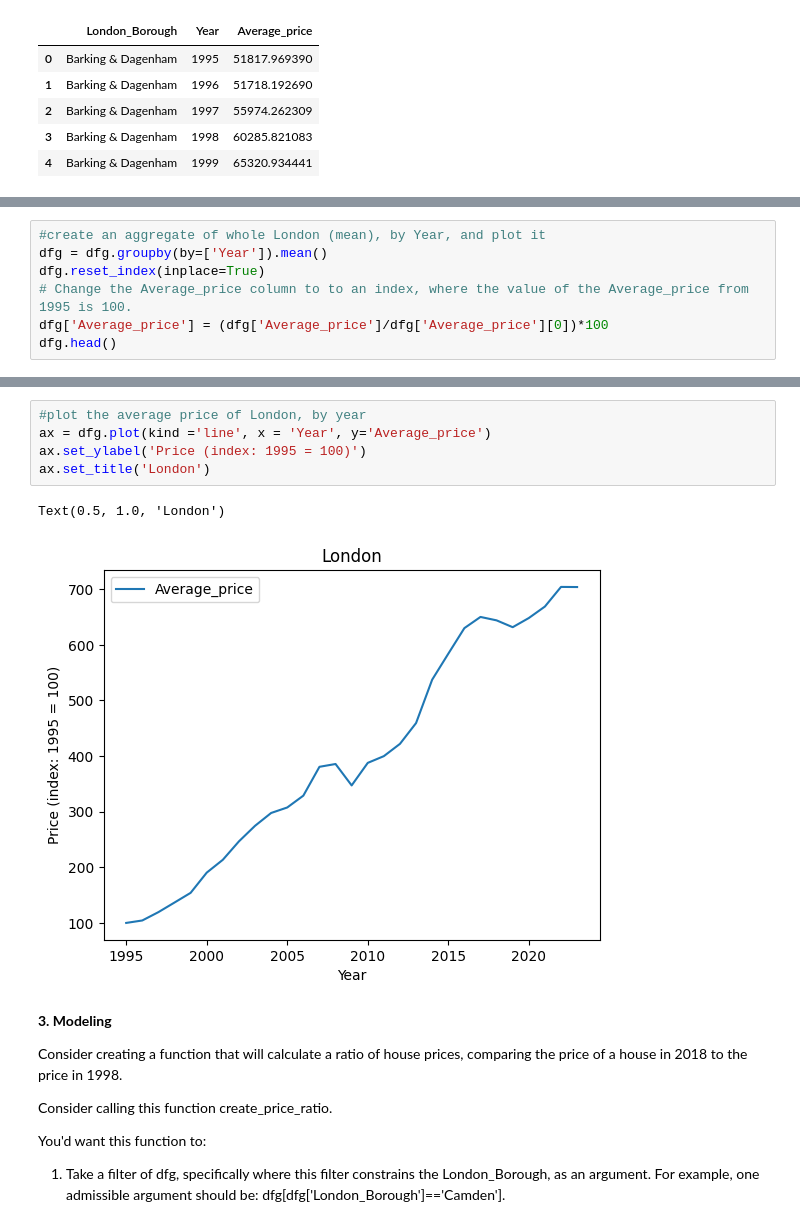
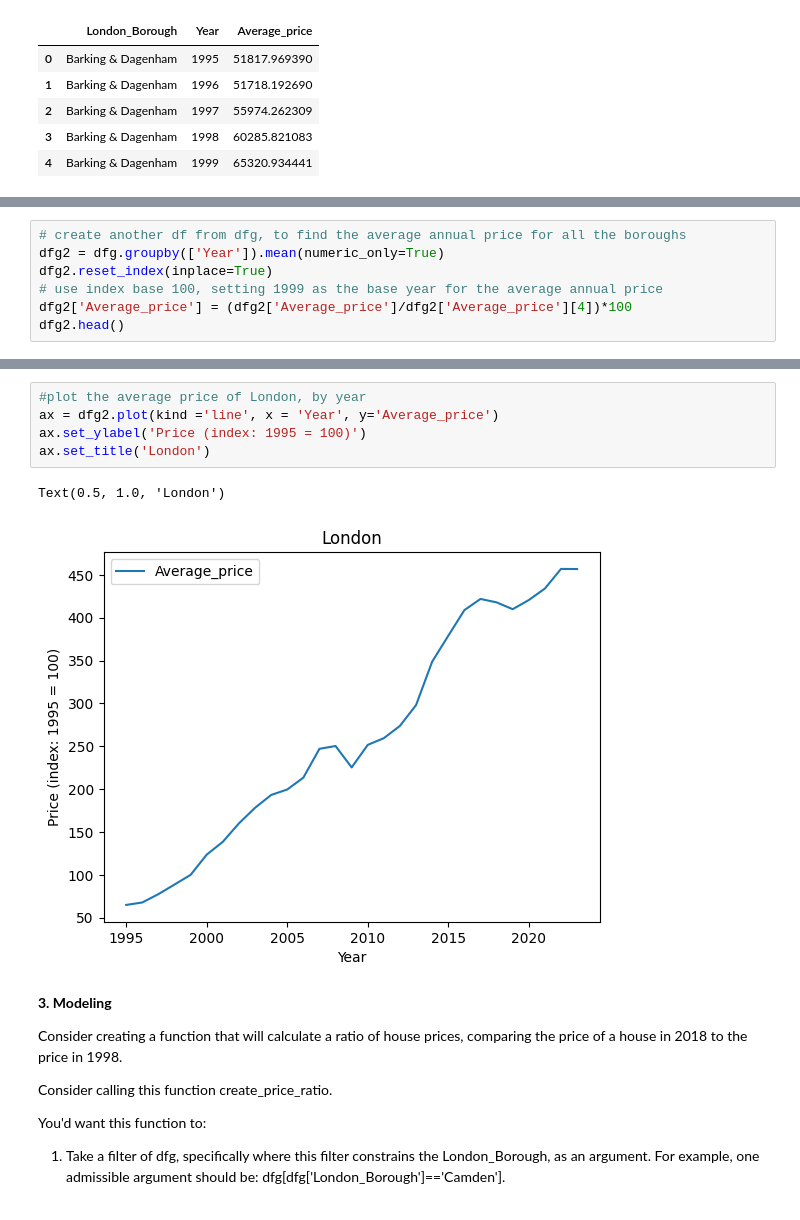
Before and after one commit to fugisawa/Springboard, a Jupyter notebook: Unit 4 Challenge - Tier 3.ipynb, the cells around one changed output, grey strips where cells are left out. Cells and saved outputs as stored; diff of their text form.

```diff
--- a/Unit 4 Challenge - Tier 3.ipynb
+++ b/Unit 4 Challenge - Tier 3.ipynb
@@ -315,7 +314,0 @@ earnings.head()
-# %%
-#create an aggregate of whole London (mean), by Year, and plot it
-dfg = dfg.groupby(by=['Year']).mean()
-dfg.reset_index(inplace=True)
-# Change the Average_price column to to an index, where the value of the Average_price from 1995 is 100.
-dfg['Average_price'] = (dfg['Average_price']/dfg['Average_price'][0])*100
-dfg.head()
@@ -328,0 +315,7 @@ dfg.head()
+# %%
+# create another df from dfg, to find the average annual price for all the boroughs
+dfg2 = dfg.groupby(['Year']).mean(numeric_only=True)
+dfg2.reset_index(inplace=True)
+# use index base 100, setting 1999 as the base year for the average annual price
+dfg2['Average_price'] = (dfg2['Average_price']/dfg2['Average_price'][4])*100
+dfg2.head()
@@ -351,11 +365,11 @@ Text(0.5, 1.0, 'Average price and median annual earnings')
 # %%
 #plot the average price of London, by year
-ax = dfg.plot(kind ='line', x = 'Year', y='Average_price')
+ax = dfg2.plot(kind ='line', x = 'Year', y='Average_price')
 ax.set_ylabel('Price (index: 1995 = 100)')
 ax.set_title('London')
 # %% [output]
 Text(0.5, 1.0, 'London')
-[figure, old version]
+[figure, new version]
 # %% [markdown]
 **3. Modeling**
 
```
Also changed, not shown: parts of 7 cells of this notebook.
